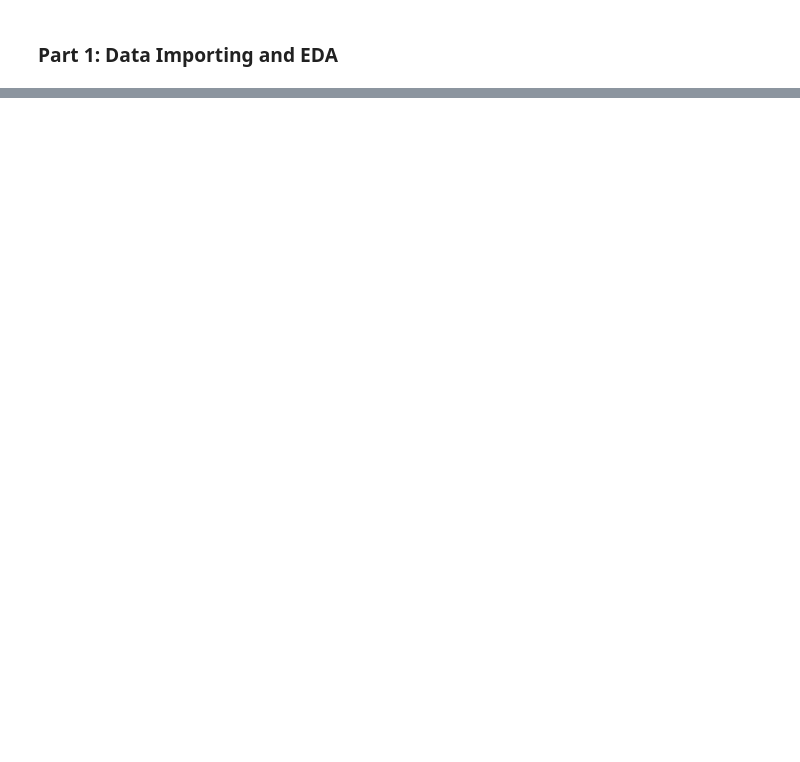
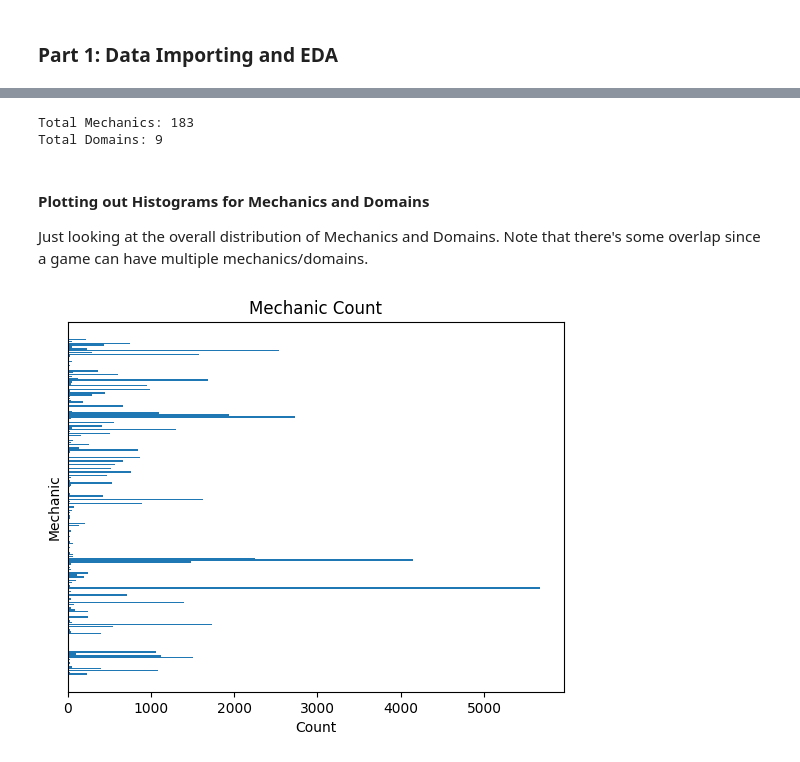
Before and after one commit to bxue2/Unsupervised-Learning-Final, a Jupyter notebook: Final.ipynb, the cells around one changed output, grey strips where cells are left out. Saved outputs shown, nothing was run; the diff lists cells and outputs as text; code cells hidden in the pictures; blank space fills up the shorter version.

```diff
--- a/Final.ipynb
+++ b/Final.ipynb
@@ -21,0 +132,4 @@ df_train = pd.read_csv('bgg_dataset.csv')
+# %%
+print(df.shape)
+df = df.drop_duplicates(subset=['Name', 'Year Published'])
+print(df.shape)
@@ -21,0 +141,2 @@ df_train = pd.read_csv('bgg_dataset.csv')
+# %%
+df = df.drop('Name', axis=1)
@@ -21,0 +161,9 @@ df_train = pd.read_csv('bgg_dataset.csv')
+# %%
+# Splitting Domains
+df['Domains'] = df['Domains'].fillna('Unknown Domain')
+df['Domains'] = df['Domains'].apply(lambda x: [y.strip() for y in str(x).split(',')])
+mlb_d = MultiLabelBinarizer()
+df_domain_encoded = pd.DataFrame(mlb_d.fit_transform(df['Domains']), columns=mlb_d.classes_, index=df.index)
+df = pd.concat([df, df_domain_encoded], axis=1)
+
+df.columns
@@ -21,0 +178,9 @@ df_train = pd.read_csv('bgg_dataset.csv')
+# %%
+# Splitting Mechanics
+df['Mechanics'] = df['Mechanics'].fillna('Unknown Mechanic')
+df['Mechanics'] = df['Mechanics'].apply(lambda x: [y.strip() for y in str(x).split(',')])
+mlb_m = MultiLabelBinarizer()
+df_mechanic_encoded = pd.DataFrame(mlb_m.fit_transform(df['Mechanics']), columns=mlb_m.classes_, index=df.index)
+df = pd.concat([df, df_mechanic_encoded], axis=1)
+
+df.columns
@@ -21,0 +197,21 @@ df_train = pd.read_csv('bgg_dataset.csv')
+# %%
+print("Total Mechanics: " + str(len(mlb_m.classes_)))
+print("Total Domains: " + str(len(mlb_d.classes_)))
+# %% [output]
+Total Mechanics: 183
+Total Domains: 9
+# %% [markdown]
+#### Plotting out Histograms for Mechanics and Domains
+Just looking at the overall distribution of Mechanics and Domains. Note that there's some overlap since a game can have multiple mechanics/domains.
+# %%
+mechanic_sum = df[mlb_m.classes_].sum()
+
+plt.barh(mechanic_sum.index, mechanic_sum)
+plt.title('Mechanic Count')
+plt.xlabel('Count')
+plt.ylabel('Mechanic')
+plt.yticks([])
+
+plt.show()
+# %% [output]
+[figure, added]
```
Also changed, not shown: parts of 31 cells of this notebook.
